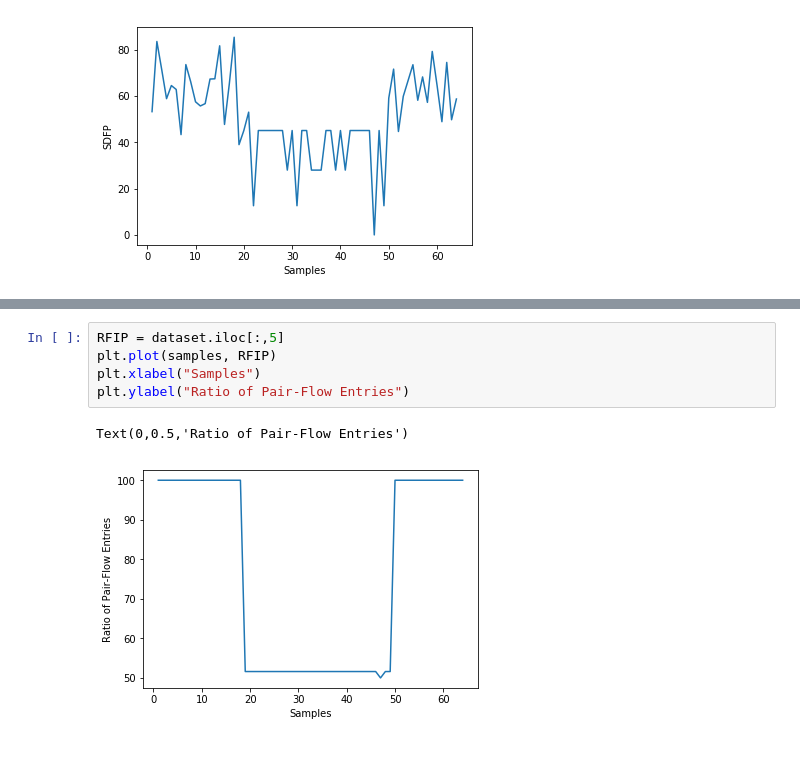
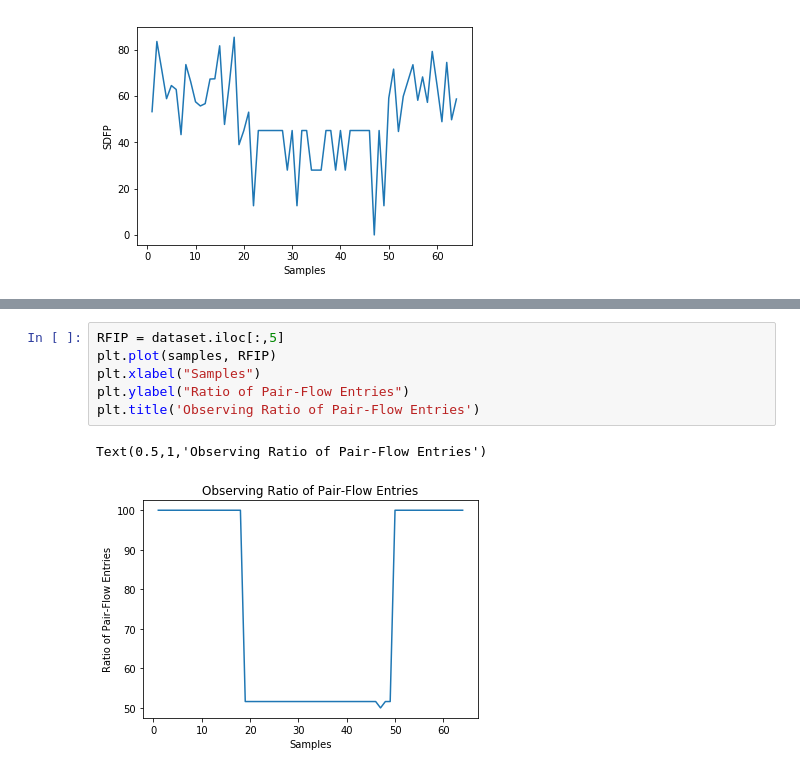
Before and after one commit to PriyankaWania/Support_vector_machines, a Jupyter notebook: Parameter_Eval.ipynb, the cells around one changed output, grey strips where cells are left out. Cells and saved outputs as stored; diff of their text form.

```diff
--- a/Parameter_Eval.ipynb
+++ b/Parameter_Eval.ipynb
@@ -59,8 +62,9 @@ Text(0,0.5,'Speed of Flow Entries')
 # %%
 RFIP = dataset.iloc[:,5]
 plt.plot(samples, RFIP)
 plt.xlabel("Samples")
 plt.ylabel("Ratio of Pair-Flow Entries")
+plt.title('Observing Ratio of Pair-Flow Entries')
 # %% [output]
-Text(0,0.5,'Ratio of Pair-Flow Entries')
+Text(0.5,1,'Observing Ratio of Pair-Flow Entries')
-[figure, old version]
+[figure, new version]
```
Also changed, not shown: parts of 3 cells of this notebook.
